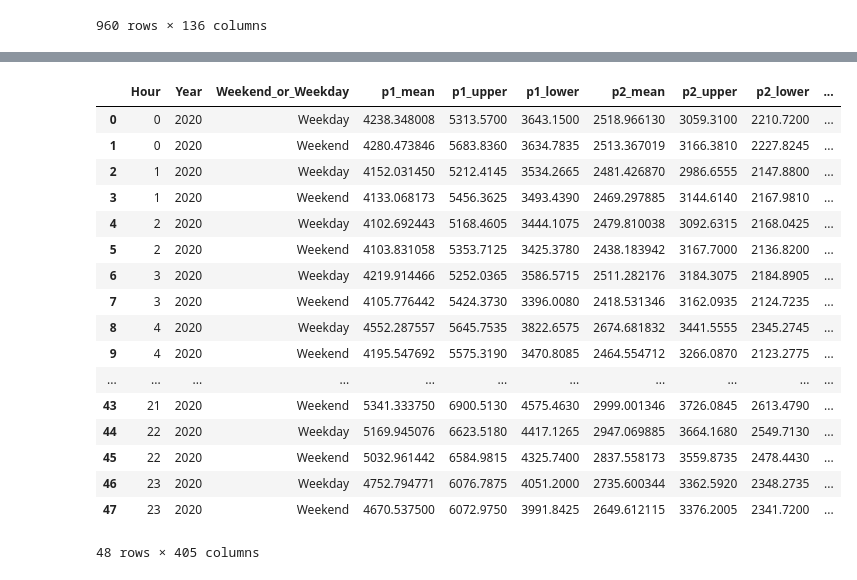
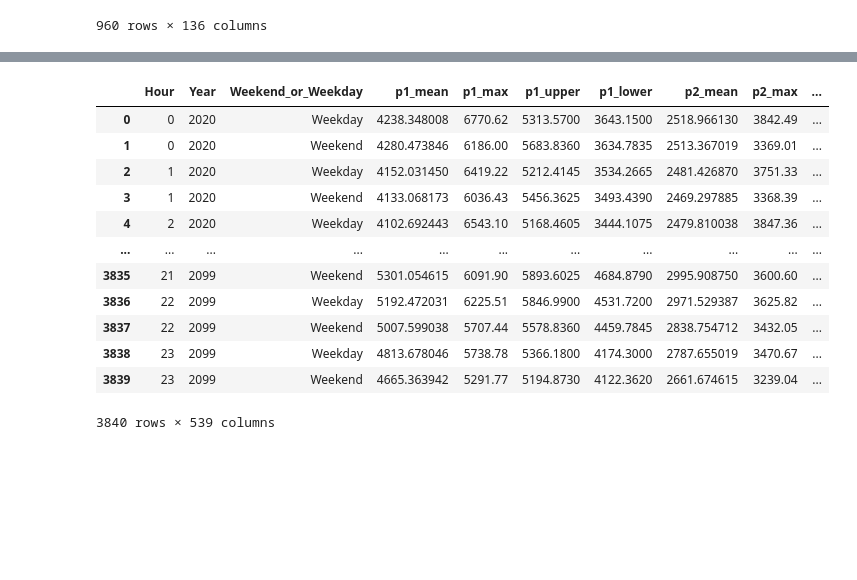
Before and after one commit to pandaanson/demand_prediction_with_weather, a Jupyter notebook: dash_with_map.ipynb, the cells around one changed output, grey strips where cells are left out. Cells and saved outputs as stored; diff of their text form; code cells hidden in the pictures; blank space fills up the shorter version.

```diff
--- a/dash_with_map.ipynb
+++ b/dash_with_map.ipynb
@@ -533,33 +242,0 @@ df_rcp45hotter.head(), df_rcp45cooler.head(), df_rcp85hotter.head(), df_rcp85coo
-# %%
-from datetime import datetime, timedelta
-import numpy as np
-import pandas as pd
-
-# Create a date range from 2020 to 2100, with hourly frequency
-start_date = datetime(2020, 1, 1)
-end_date = datetime(2100, 12, 31, 23, 59)
-dates = pd.date_range(start=start_date, end=end_date, freq='H')
-
-# Create mock data for each scenario
-scenarios = {
-    'rcp45hotter': 0.16,
-    'rcp45cooler': 0.12,
-    'rcp85hotter': 0.20,
-    'rcp85cooler': 0.14
-}
-
-for scenario, trend in scenarios.items():
-    # Random starting demand
-    start_demand = np.random.randint(50, 100)
-
-    # Calculate demand with a trend and some randomness
-    hours = np.arange(len(dates))
-    demand = start_demand + trend * (hours / (4 * 365 * 24)) + np.random.normal(0, 1, len(dates))
-
-    # Create the dataframe
-    df = pd.DataFrame({'time': dates, 'demand': demand})
-
-    # Save to CSV
-    file_path = f'/Users/ansonkong/Downloads/demand_prediciton_with_weather/resources/mock_{scenario}.csv'
-    df.to_csv(file_path, index=False)
-    print(f'Saved: {file_path}')
@@ -932,7 +569,7 @@ for year in years:
     processed_df['weekday'] = processed_df['Date'].dt.dayofweek
     processed_df=processed_df.drop(['Month','Day','Date'], axis=1)
     # Group by 'weekday' and 'Year', then apply the aggregations
-    aggregations = {col: ['mean', upper_95, lower_5] for col in processed_df.columns if col not in ['Year', 'weekday']}
+    aggregations = {col: ['mean','max', upper_95, lower_5] for col in processed_df.columns if col not in ['Year', 'weekday']}
     grouped_df = processed_df.groupby(['Year', 'weekday']).agg(aggregations)
     # Now, flatten the MultiIndex in columns created by aggregation
     grouped_df.columns = ['{}_{}'.format(col[0], col[1]) for col in grouped_df.columns]
@@ -1001,7 +638,7 @@ def process_rb_files_hourly(rb_code, years):
             # Dropping the 'Time_UTC' and 'Load' columns from temp_df
             temp_df = temp_df.drop(columns=['Time_UTC', 'Load'])
 
-            aggregations = {rb_code: ['mean', upper_95, lower_5]}
+            aggregations = {rb_code: ['mean','max', upper_95, lower_5]}
             # Group by 'Hour', 'Year', 'Weekend_or_Weekday', then aggregate
             temp_df = temp_df.groupby(['Hour', 'Year', 'Weekend_or_Weekday']).agg(aggregations)
 
@@ -1015,49 +652,44 @@ def process_rb_files_hourly(rb_code, years):
             rb_df_list.append(temp_df)
     concatenated_df = pd.concat(rb_df_list, ignore_index=True)
     return concatenated_df
 
 
 def upper_95(x):
     return x.quantile(0.95)
 
 def lower_5(x):
     return x.quantile(0.05)
 # Define a function to reorganize each column into an array grouped by Year
 
 
 final_dfs = []
-for year in [2020]:#years
+for year in years:#years
     # Process data for the year (pseudo-code placeholders for actual processing)
     First=True
     for rb_code in rb_codes:
         temp_df = process_rb_files_hourly(rb_code, [year])
         if First:
             processed_df=temp_df.copy()
             First=False
         else:
             processed_df = processed_df.merge(temp_df, on=['Hour','Year','Weekend_or_Weekday'], how='inner')
     processed_df.rename(columns=lambda x: x.replace('mean', 'mean').replace('upper_95', 'upper').replace('lower_5', 'lower'), inplace=True)
     final_dfs.append(processed_df)
 
 final_df = pd.concat(final_dfs, axis=0, ignore_index=True)
 final_df.to_csv('/Users/ansonkong/Downloads/demand_prediciton_with_weather/resources/mock_rcp85hotter_daily.csv')
 final_df
 # %% [output]
-|  | Hour | Year | Weekend_or_Weekday | p1_mean | p1_upper | p1_lower | p2_mean | p2_upper | p2_lower | ... |
-| 0 | 0 | 2020 | Weekday | 4238.348008 | 5313.5700 | 3643.1500 | 2518.966130 | 3059.3100 | 2210.7200 | ... |
-| 1 | 0 | 2020 | Weekend | 4280.473846 | 5683.8360 | 3634.7835 | 2513.367019 | 3166.3810 | 2227.8245 | ... |
-| 2 | 1 | 2020 | Weekday | 4152.031450 | 5212.4145 | 3534.2665 | 2481.426870 | 2986.6555 | 2147.8800 | ... |
-| 3 | 1 | 2020 | Weekend | 4133.068173 | 5456.3625 | 3493.4390 | 2469.297885 | 3144.6140 | 2167.9810 | ... |
-| 4 | 2 | 2020 | Weekday | 4102.692443 | 5168.4605 | 3444.1075 | 2479.810038 | 3092.6315 | 2168.0425 | ... |
-| 5 | 2 | 2020 | Weekend | 4103.831058 | 5353.7125 | 3425.3780 | 2438.183942 | 3167.7000 | 2136.8200 | ... |
-| 6 | 3 | 2020 | Weekday | 4219.914466 | 5252.0365 | 3586.5715 | 2511.282176 | 3184.3075 | 2184.8905 | ... |
-| 7 | 3 | 2020 | Weekend | 4105.776442 | 5424.3730 | 3396.0080 | 2418.531346 | 3162.0935 | 2124.7235 | ... |
-| 8 | 4 | 2020 | Weekday | 4552.287557 | 5645.7535 | 3822.6575 | 2674.681832 | 3441.5555 | 2345.2745 | ... |
-| 9 | 4 | 2020 | Weekend | 4195.547692 | 5575.3190 | 3470.8085 | 2464.554712 | 3266.0870 | 2123.2775 | ... |
+|  | Hour | Year | Weekend_or_Weekday | p1_mean | p1_max | p1_upper | p1_lower | p2_mean | p2_max | ... |
+| 0 | 0 | 2020 | Weekday | 4238.348008 | 6770.62 | 5313.5700 | 3643.1500 | 2518.966130 | 3842.49 | ... |
+| 1 | 0 | 2020 | Weekend | 4280.473846 | 6186.00 | 5683.8360 | 3634.7835 | 2513.367019 | 3369.01 | ... |
+| 2 | 1 | 2020 | Weekday | 4152.031450 | 6419.22 | 5212.4145 | 3534.2665 | 2481.426870 | 3751.33 | ... |
+| 3 | 1 | 2020 | Weekend | 4133.068173 | 6036.43 | 5456.3625 | 3493.4390 | 2469.297885 | 3368.39 | ... |
+| 4 | 2 | 2020 | Weekday | 4102.692443 | 6543.10 | 5168.4605 | 3444.1075 | 2479.810038 | 3847.36 | ... |
 | ... | ... | ... | ... | ... | ... | ... | ... | ... | ... | ... |
-| 43 | 21 | 2020 | Weekend | 5341.333750 | 6900.5130 | 4575.4630 | 2999.001346 | 3726.0845 | 2613.4790 | ... |
-| 44 | 22 | 2020 | Weekday | 5169.945076 | 6623.5180 | 4417.1265 | 2947.069885 | 3664.1680 | 2549.7130 | ... |
-| 45 | 22 | 2020 | Weekend | 5032.961442 | 6584.9815 | 4325.7400 | 2837.558173 | 3559.8735 | 2478.4430 | ... |
-| 46 | 23 | 2020 | Weekday | 4752.794771 | 6076.7875 | 4051.2000 | 2735.600344 | 3362.5920 | 2348.2735 | ... |
-| 47 | 23 | 2020 | Weekend | 4670.537500 | 6072.9750 | 3991.8425 | 2649.612115 | 3376.2005 | 2341.7200 | ... |
+| 3835 | 21 | 2099 | Weekend | 5301.054615 | 6091.90 | 5893.6025 | 4684.8790 | 2995.908750 | 3600.60 | ... |
+| 3836 | 22 | 2099 | Weekday | 5192.472031 | 6225.51 | 5846.9900 | 4531.7200 | 2971.529387 | 3625.82 | ... |
+| 3837 | 22 | 2099 | Weekend | 5007.599038 | 5707.44 | 5578.8360 | 4459.7845 | 2838.754712 | 3432.05 | ... |
+| 3838 | 23 | 2099 | Weekday | 4813.678046 | 5738.78 | 5366.1800 | 4174.3000 | 2787.655019 | 3470.67 | ... |
+| 3839 | 23 | 2099 | Weekend | 4665.363942 | 5291.77 | 5194.8730 | 4122.3620 | 2661.674615 | 3239.04 | ... |
-48 rows × 405 columns
+3840 rows × 539 columns
```
Also changed, not shown: parts of 26 cells of this notebook, 8 other files.
